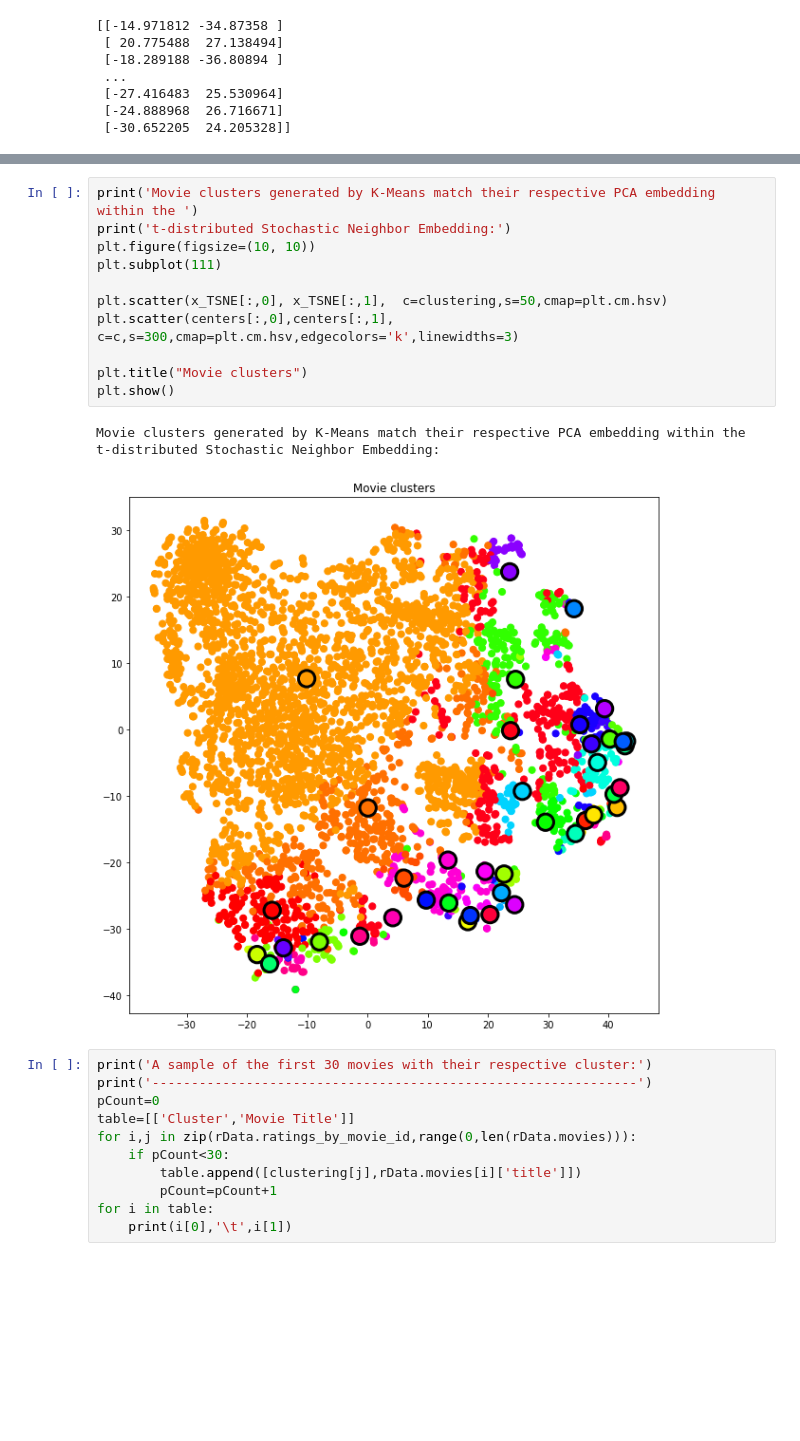
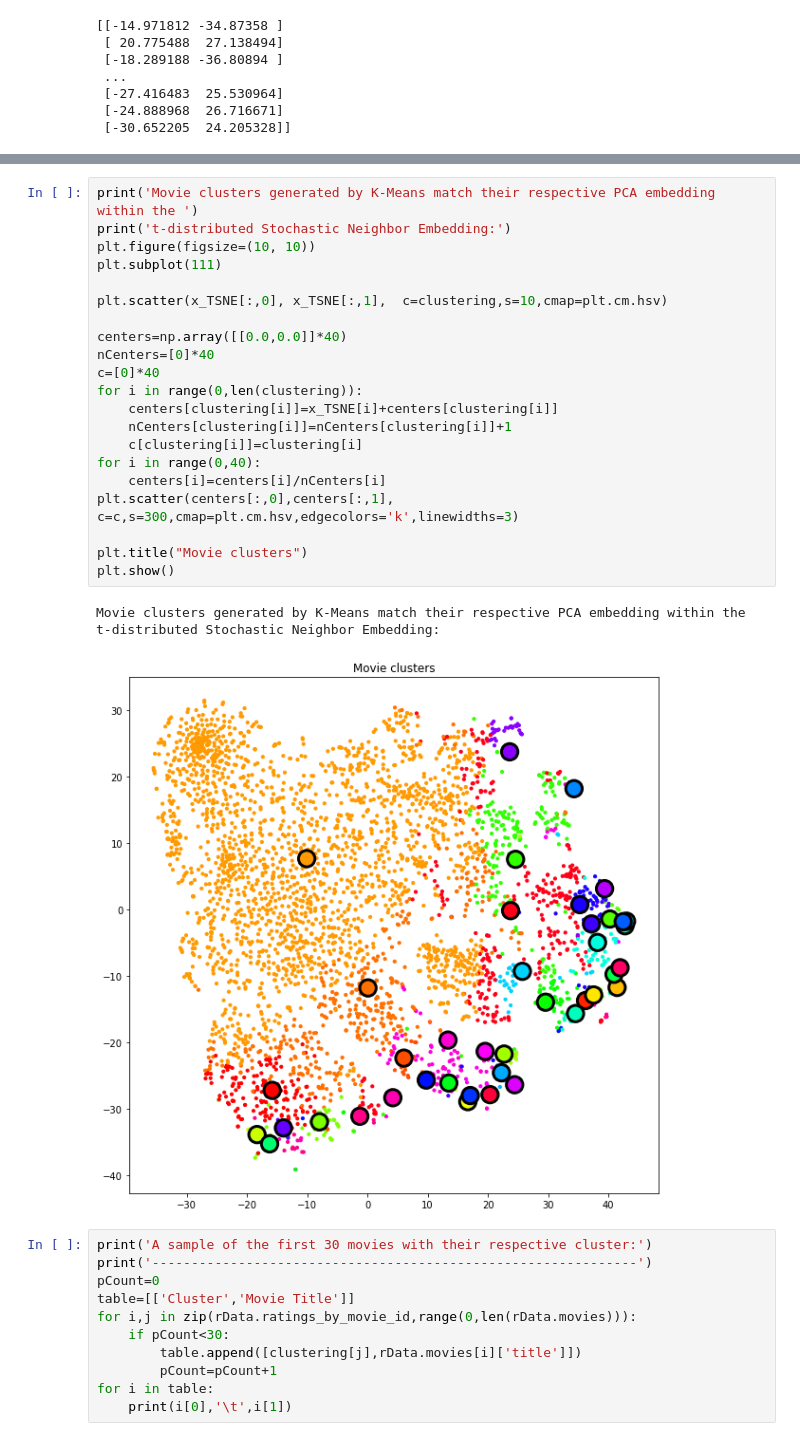
Before and after one commit to jspngler/comp-7118-project, a Jupyter notebook: movieRecommendationReport.ipynb, the cells around one changed output, grey strips where cells are left out. Cells and saved outputs as stored; diff of their text form; blank space fills up the shorter version.

```diff
--- a/movieRecommendationReport.ipynb
+++ b/movieRecommendationReport.ipynb
@@ -285,18 +314,28 @@ print(centers[:,0])
 # %%
 print('Movie clusters generated by K-Means match their respective PCA embedding within the ')
 print('t-distributed Stochastic Neighbor Embedding:')
 plt.figure(figsize=(10, 10))
 plt.subplot(111)
 
-plt.scatter(x_TSNE[:,0], x_TSNE[:,1],  c=clustering,s=50,cmap=plt.cm.hsv)
+plt.scatter(x_TSNE[:,0], x_TSNE[:,1],  c=clustering,s=10,cmap=plt.cm.hsv)
+
+centers=np.array([[0.0,0.0]]*40)
+nCenters=[0]*40
+c=[0]*40
+for i in range(0,len(clustering)):
+    centers[clustering[i]]=x_TSNE[i]+centers[clustering[i]]
+    nCenters[clustering[i]]=nCenters[clustering[i]]+1
+    c[clustering[i]]=clustering[i]
+for i in range(0,40):
+    centers[i]=centers[i]/nCenters[i]
 plt.scatter(centers[:,0],centers[:,1], c=c,s=300,cmap=plt.cm.hsv,edgecolors='k',linewidths=3)
 
 plt.title("Movie clusters")
 plt.show()
 # %% [output]
 Movie clusters generated by K-Means match their respective PCA embedding within the
 t-distributed Stochastic Neighbor Embedding:
-[figure, old version]
+[figure, new version]
 # %%
 print('A sample of the first 30 movies with their respective cluster:')
 print('--------------------------------------------------------------')
```
Also changed, not shown: parts of 3 cells of this notebook.
